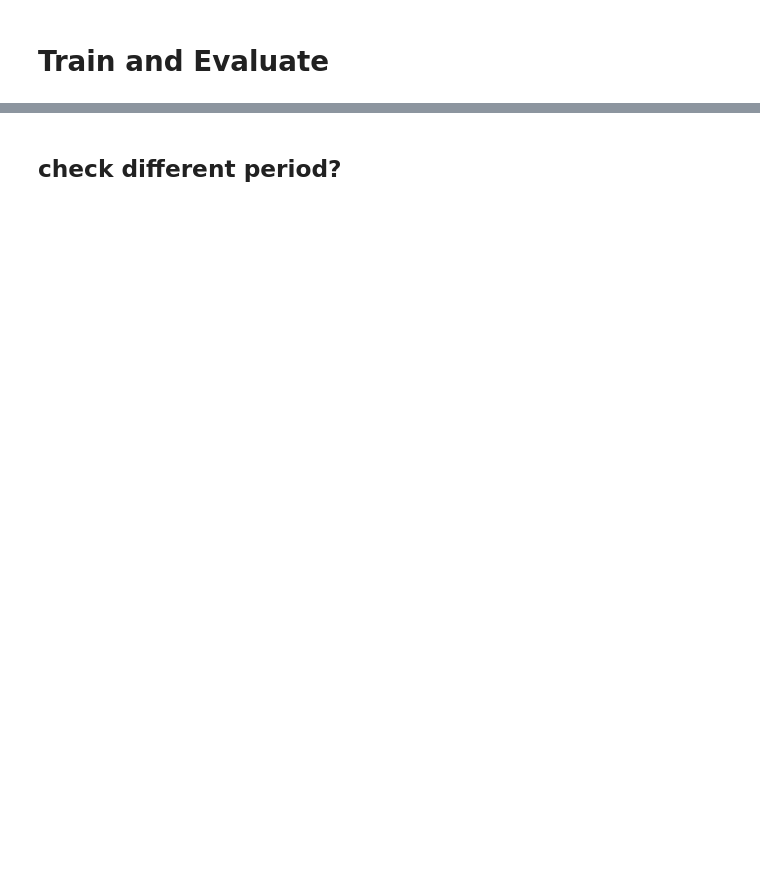
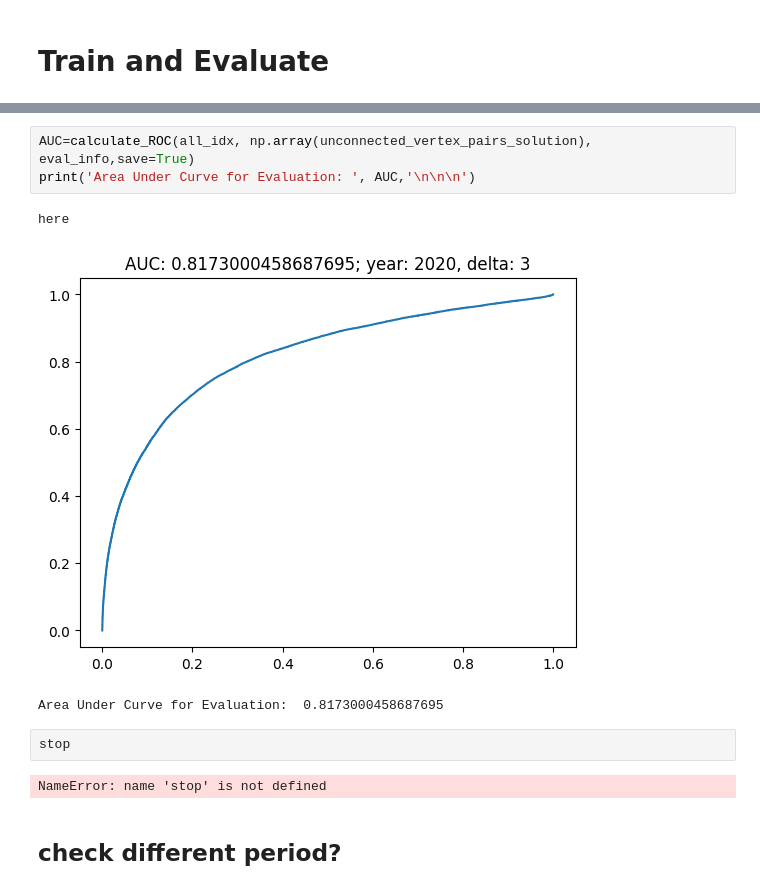
Before and after one commit to FelixFrohnertDB/arxiv_nlp, a Jupyter notebook: 5_baseline_3.ipynb, the cells around one changed output, grey strips where cells are left out. Cells and saved outputs as stored; diff of their text form; blank space fills up the shorter version.

```diff
--- a/5_baseline_3.ipynb
+++ b/5_baseline_3.ipynb
@@ -1138,3 +784,14 @@ Area Under Curve for Evaluation:  0.817592546258988
+# %%
+AUC=calculate_ROC(all_idx, np.array(unconnected_vertex_pairs_solution), eval_info,save=True)
+print('Area Under Curve for Evaluation: ', AUC,'\n\n\n')
+# %% [output]
+here
+[figure, added]
+Area Under Curve for Evaluation:  0.8173000458687695
+# %%
+stop
+# %% [output]
+NameError: name 'stop' is not defined
 # %% [markdown]
 ## check different period?
 # %%
```
Also changed, not shown: parts of 14 cells of this notebook, 10 other files.
